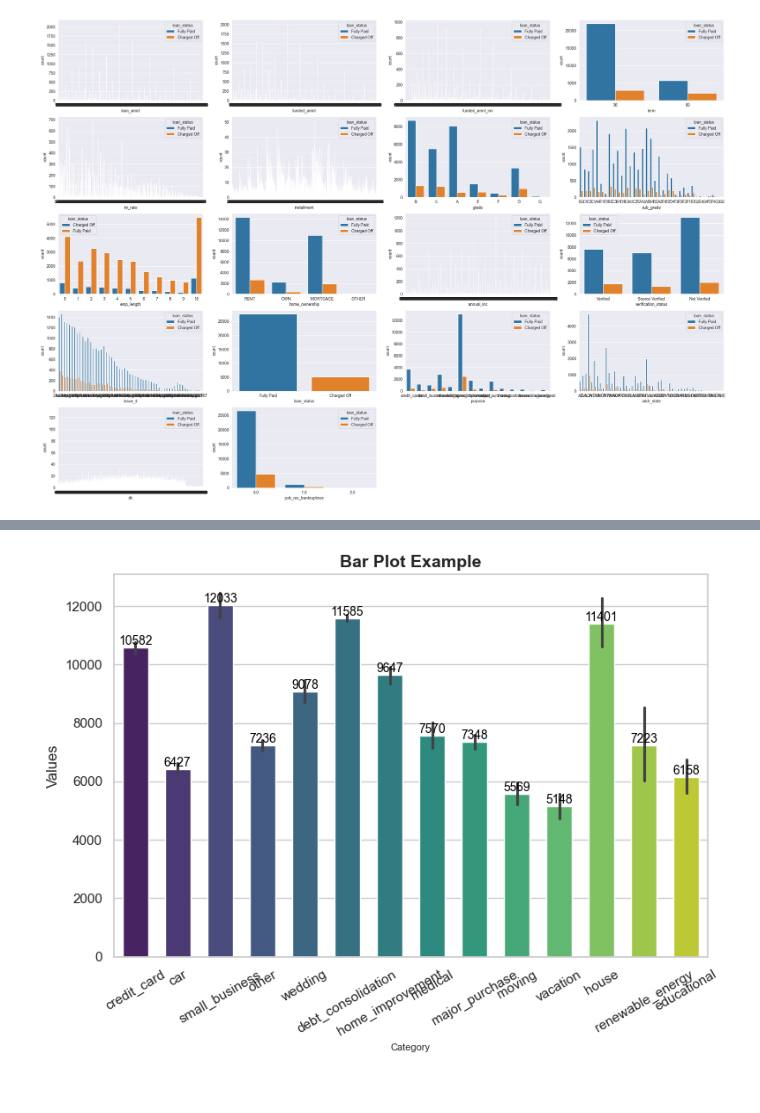
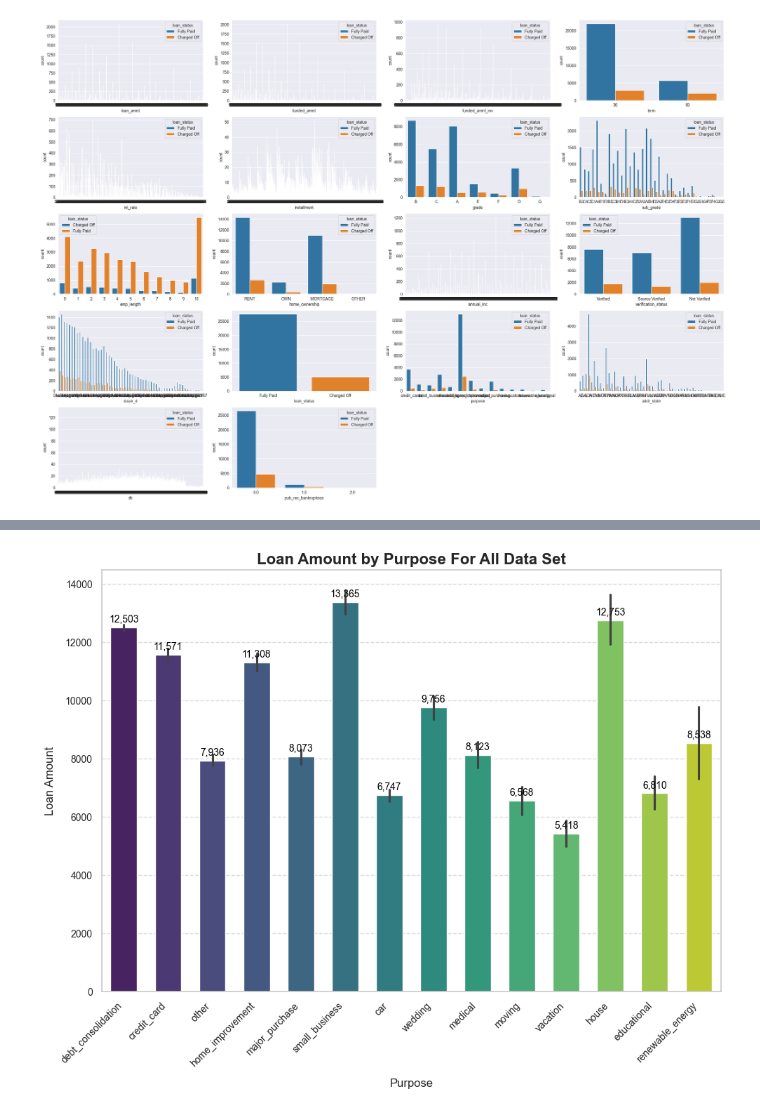
Before and after one commit to vijaykumar-qait/LendingClubCaseStudy, a Jupyter notebook: Vijay_Kumar.ipynb, the cells around one changed output, grey strips where cells are left out. Cells and saved outputs as stored; diff of their text form; code cells hidden in the pictures.

```diff
--- a/Vijay_Kumar.ipynb
+++ b/Vijay_Kumar.ipynb
@@ -403,0 +493,7 @@ for i, col in enumerate(df1):
+# %%
+# Cap extreme values in the 'Fare' column at the upper bound
+annual_income_upper_bound = 132000.0
+df_charged_off['annual_inc'] = np.where(df_charged_off['annual_inc'] > annual_income_upper_bound, annual_income_upper_bound, df_charged_off['annual_inc'])
+
+# Confirm changes to the 'Fare' column
+df_charged_off['annual_inc'].describe()
@@ -545,3 +614,0 @@ Name: dti, dtype: float64
-# %%
-df1 = df1[df1['annual_inc'] < 100000]
-df1.shape
@@ -618,4 +614,0 @@ df1.head()
-# %%
-df1['int_rate'] = df1['int_rate'].str.rstrip('%').astype(float)
-# %%
-df1.columns = df1.columns.str.strip()
@@ -642,29 +615,73 @@ Index(['loan_amnt', 'funded_amnt', 'funded_amnt_inv', 'term', 'int_rate',
 # %%
 # loan_amt_threshold = [5000,10000,15000]
 # loan_amt_labels  = ['0 - 5K', '5K - 10K', '10K - 15K', '15K - above']
 # bucket_data =
 # df['loan_amt_bucket'] = df['loan_amt'].apply(bucket_data, args=(loan_amt_thresholds, loan_amt_labels))
 # df[['loan_amt', 'loan_amt_bucket']]
+purpose_order = df1['purpose'].value_counts().index
+
 sns.set_theme(style="whitegrid")
-plt.figure(figsize=(8, 6))
+plt.figure(figsize=(10, 8))  # Increase figure size for better visibility
 
-# Correct column names for x and y
-ax = sns.barplot(data=df1, x='purpose', y='loan_amnt', palette='viridis', width=0.6)
+# Bar plot with adjusted width for wider gaps between bars
+ax = sns.barplot(data=df1, x='purpose', y='loan_amnt', palette='viridis', width=0.6, order=purpose_order)
 
-# Add value annotations
+# Adding value annotations above each bar with better formatting
 for p in ax.patches:
-    ax.annotate(f'{p.get_height():.0f}',
-                (p.get_x() + p.get_width() / 2., p.get_height()),
-                ha='center', va='center', fontsize=10, color='black', xytext=(0, 5),
-                textcoords='offset points')
-plt.xticks(rotation=30)
-# Add labels and title
-plt.title("Bar Plot Example", fontsize=14, weight='bold')
-plt.xlabel("Category", fontsize=8)
-plt.ylabel("Values", fontsize=12)
+    ax.annotate(
+        f'{p.get_height():,.0f}',  # Format numbers with commas
+        (p.get_x() + p.get_width() / 2., p.get_height()),
+        ha='center', va='center', fontsize=10, color='black', xytext=(0, 8),
+        textcoords='offset points'
+    )
 
-# Show the plot
+# Improve x-axis readability
+plt.xticks(rotation=45, fontsize=10, ha='right')  # Rotate labels for better spacing
+plt.yticks(fontsize=10)
+
+# Adding labels and title with improved font sizes
+plt.title("Loan Amount by Purpose For All Data Set", fontsize=16, weight='bold')
+plt.xlabel("Purpose", fontsize=12, labelpad=10)  # Add padding for better spacing
+plt.ylabel("Loan Amount", fontsize=12, labelpad=10)
+
+# Adding gridlines for better data comprehension
+plt.grid(axis='y', linestyle='--', alpha=0.7)
+
+# Adjusting layout for clarity
 plt.tight_layout()
 plt.show()
+
+# ------------------------------------------------------------------------------------
+
+sns.set_theme(style="whitegrid")
+plt.figure(figsize=(10, 8))  # Increase figure size for better visibility
+
+# Bar plot with adjusted width for wider gaps between bars
+ax = sns.barplot(data=df_charged_off, x='purpose', y='loan_amnt', palette='viridis', width=0.6, order=purpose_order)
+
+# Adding value annotations above each bar with better formatting
+for p in ax.patches:
+    ax.annotate(
+        f'{p.get_height():,.0f}',  # Format numbers with commas
+        (p.get_x() + p.get_width() / 2., p.get_height()),
+        ha='center', va='center', fontsize=10, color='black', xytext=(0, 8),
+        textcoords='offset points'
+    )
+
+# Improve x-axis readability
+plt.xticks(rotation=45, fontsize=10, ha='right')  # Rotate labels for better spacing
+plt.yticks(fontsize=10)
+
+# Adding labels and title with improved font sizes
+plt.title("Loan Amount by Purpose For Charged Off", fontsize=16, weight='bold')
+plt.xlabel("Purpose", fontsize=12, labelpad=10)  # Add padding for better spacing
+plt.ylabel("Loan Amount", fontsize=12, labelpad=10)
+
+# Adding gridlines for better data comprehension
+plt.grid(axis='y', linestyle='--', alpha=0.7)
+
+# Adjusting layout for clarity
+plt.tight_layout()
+plt.show()
 # %% [output]
-[figure, old version]
+[figure, new version]
```
Also changed, not shown: parts of 27 cells of this notebook.
